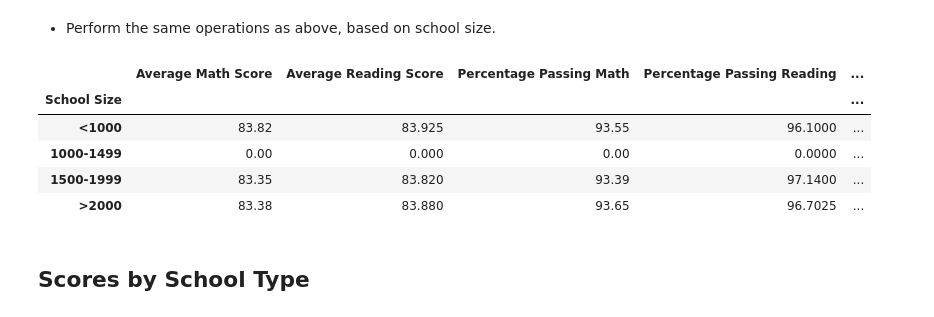
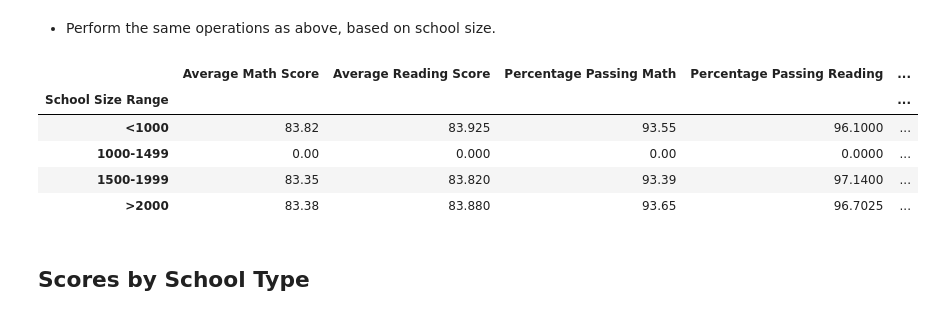
Before and after one commit to capnrick/pandas-challenge, a Jupyter notebook: PyCitySchools/PyCitySchools_starter.ipynb, the cells around one changed output. Drawn from its saved outputs; the diff is of its cells as text; code cells hidden in the pictures.

```diff
--- a/PyCitySchools/PyCitySchools_starter.ipynb
+++ b/PyCitySchools/PyCitySchools_starter.ipynb
@@ -329,13 +350,15 @@ Wright High School     Charter     94.97
 Name: student_name, dtype: float64
 # %%
 #Create a dataframe to hold the above results
-summary_df= pd.DataFrame ({"Number of Students":total_students_school,"School Budget":total_school_budget, \
+summary_df= pd.DataFrame ({
+                           "Number of Students":total_students_school,"School Budget":total_school_budget, \
                            "Per Student Budget":per_student_budget, \
                            "Average Math Score":avg_math_score, "Average Reading Score":avg_read_score, \
                            "Percentage Passing Math":percent_passing_math,\
                            "Percentage Passing Reading":percent_passing_reading,\
                            "Percentage Overall Passing":overall_percent_passed })
 
-summary_df.columns = ['School', 'School Type']
+
+
 summary_df
 # %% [output]
@@ -479,19 +521,19 @@ binned_df
 # %%
 #school size - bins
 
 size_bins = [ 0, 999, 1000, 1499, 2000]
 size_ranges = ["<1000", "1000-1499", "1500-1999", ">2000"]
 
 
-spending_summary_df["School Size"]=pd.cut(total_students_school,size_bins,labels=size_ranges, include_lowest=True)
+spending_summary_df["School Size Range"]=pd.cut(total_students_school,size_bins,labels=size_ranges, include_lowest=True)
 
 
-size_binned_df= size_summary_df.groupby(["School Size"]).mean()
+size_binned_df= spending_summary_df.groupby(["School Size Range"]).mean()
 size_binned_df= size_binned_df.fillna(0)
 size_binned_df
 # %% [output]
 |  | Average Math Score | Average Reading Score | Percentage Passing Math | Percentage Passing Reading | ... |
-| School Size |  |  |  |  | ... |
+| School Size Range |  |  |  |  | ... |
 | <1000 | 83.82 | 83.925 | 93.55 | 96.1000 | ... |
 | 1000-1499 | 0.00 | 0.000 | 0.00 | 0.0000 | ... |
 | 1500-1999 | 83.35 | 83.820 | 93.39 | 97.1400 | ... |
```
Also changed, not shown: parts of 5 cells of this notebook.
